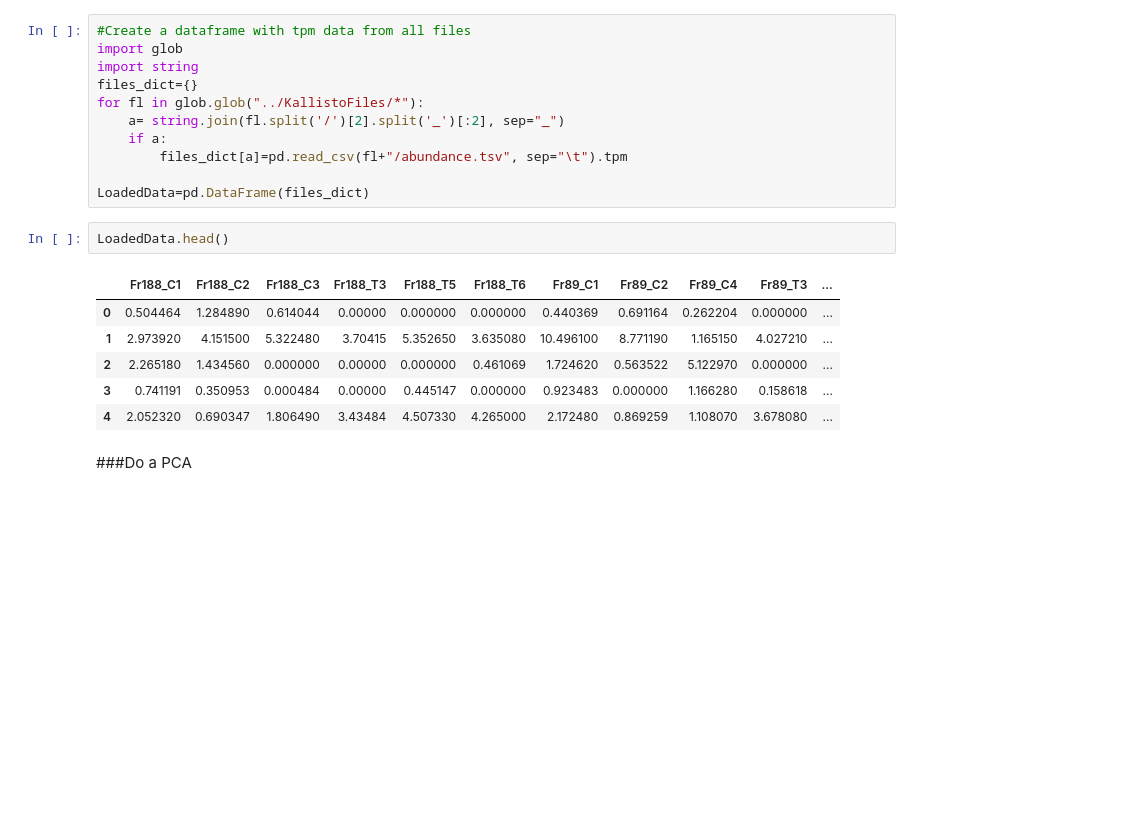
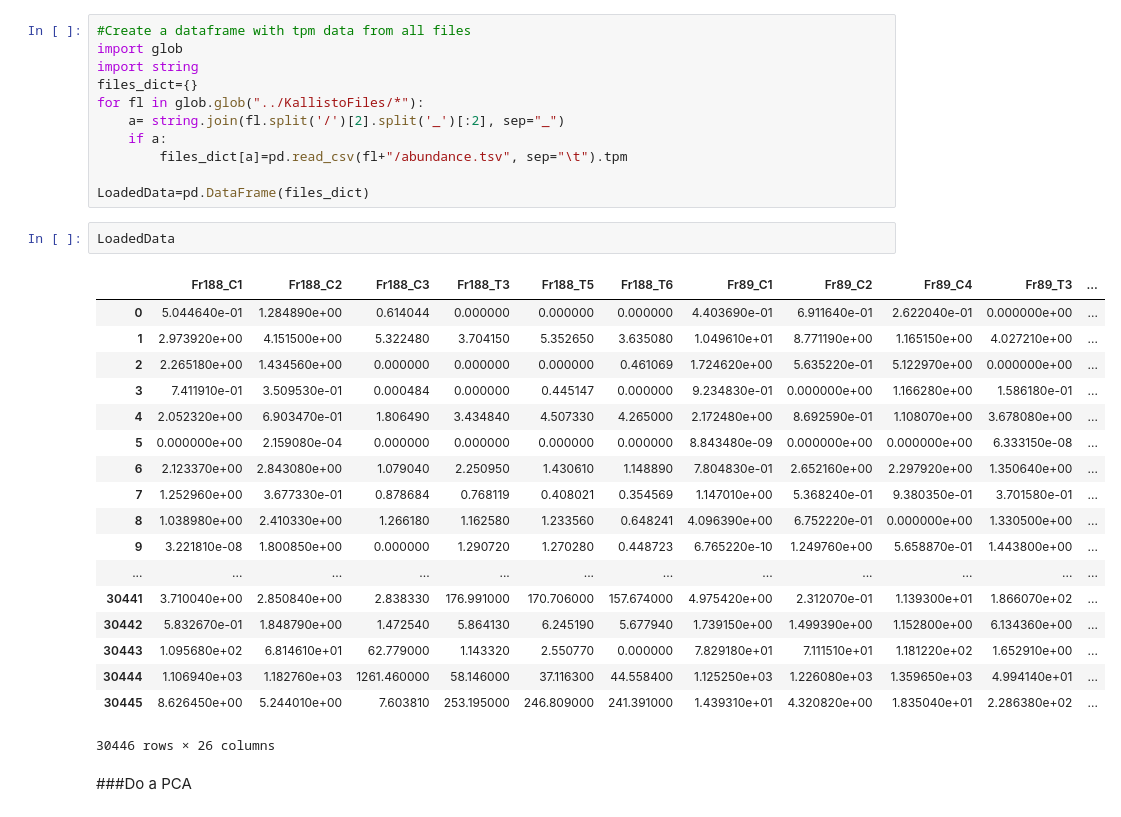
Before and after one commit to leandraking/SacktonProject, a Jupyter notebook: 20151027_EDA.ipynb, the cells around one changed output. Cells and saved outputs as stored; diff of their text form; blank space fills up the shorter version.

```diff
--- a/20151027_EDA.ipynb
+++ b/20151027_EDA.ipynb
@@ -108,14 +108,26 @@ for fl in glob.glob("../KallistoFiles/*"):
 
 LoadedData=pd.DataFrame(files_dict)
 # %%
-LoadedData.head()
+LoadedData
 # %% [output]
 |  | Fr188_C1 | Fr188_C2 | Fr188_C3 | Fr188_T3 | Fr188_T5 | Fr188_T6 | Fr89_C1 | Fr89_C2 | Fr89_C4 | Fr89_T3 | ... |
-| 0 | 0.504464 | 1.284890 | 0.614044 | 0.00000 | 0.000000 | 0.000000 | 0.440369 | 0.691164 | 0.262204 | 0.000000 | ... |
-| 1 | 2.973920 | 4.151500 | 5.322480 | 3.70415 | 5.352650 | 3.635080 | 10.496100 | 8.771190 | 1.165150 | 4.027210 | ... |
-| 2 | 2.265180 | 1.434560 | 0.000000 | 0.00000 | 0.000000 | 0.461069 | 1.724620 | 0.563522 | 5.122970 | 0.000000 | ... |
-| 3 | 0.741191 | 0.350953 | 0.000484 | 0.00000 | 0.445147 | 0.000000 | 0.923483 | 0.000000 | 1.166280 | 0.158618 | ... |
-| 4 | 2.052320 | 0.690347 | 1.806490 | 3.43484 | 4.507330 | 4.265000 | 2.172480 | 0.869259 | 1.108070 | 3.678080 | ... |
+| 0 | 5.044640e-01 | 1.284890e+00 | 0.614044 | 0.000000 | 0.000000 | 0.000000 | 4.403690e-01 | 6.911640e-01 | 2.622040e-01 | 0.000000e+00 | ... |
+| 1 | 2.973920e+00 | 4.151500e+00 | 5.322480 | 3.704150 | 5.352650 | 3.635080 | 1.049610e+01 | 8.771190e+00 | 1.165150e+00 | 4.027210e+00 | ... |
+| 2 | 2.265180e+00 | 1.434560e+00 | 0.000000 | 0.000000 | 0.000000 | 0.461069 | 1.724620e+00 | 5.635220e-01 | 5.122970e+00 | 0.000000e+00 | ... |
+| 3 | 7.411910e-01 | 3.509530e-01 | 0.000484 | 0.000000 | 0.445147 | 0.000000 | 9.234830e-01 | 0.000000e+00 | 1.166280e+00 | 1.586180e-01 | ... |
+| 4 | 2.052320e+00 | 6.903470e-01 | 1.806490 | 3.434840 | 4.507330 | 4.265000 | 2.172480e+00 | 8.692590e-01 | 1.108070e+00 | 3.678080e+00 | ... |
+| 5 | 0.000000e+00 | 2.159080e-04 | 0.000000 | 0.000000 | 0.000000 | 0.000000 | 8.843480e-09 | 0.000000e+00 | 0.000000e+00 | 6.333150e-08 | ... |
+| 6 | 2.123370e+00 | 2.843080e+00 | 1.079040 | 2.250950 | 1.430610 | 1.148890 | 7.804830e-01 | 2.652160e+00 | 2.297920e+00 | 1.350640e+00 | ... |
+| 7 | 1.252960e+00 | 3.677330e-01 | 0.878684 | 0.768119 | 0.408021 | 0.354569 | 1.147010e+00 | 5.368240e-01 | 9.380350e-01 | 3.701580e-01 | ... |
+| 8 | 1.038980e+00 | 2.410330e+00 | 1.266180 | 1.162580 | 1.233560 | 0.648241 | 4.096390e+00 | 6.752220e-01 | 0.000000e+00 | 1.330500e+00 | ... |
+| 9 | 3.221810e-08 | 1.800850e+00 | 0.000000 | 1.290720 | 1.270280 | 0.448723 | 6.765220e-10 | 1.249760e+00 | 5.658870e-01 | 1.443800e+00 | ... |
+| ... | ... | ... | ... | ... | ... | ... | ... | ... | ... | ... | ... |
+| 30441 | 3.710040e+00 | 2.850840e+00 | 2.838330 | 176.991000 | 170.706000 | 157.674000 | 4.975420e+00 | 2.312070e-01 | 1.139300e+01 | 1.866070e+02 | ... |
+| 30442 | 5.832670e-01 | 1.848790e+00 | 1.472540 | 5.864130 | 6.245190 | 5.677940 | 1.739150e+00 | 1.499390e+00 | 1.152800e+00 | 6.134360e+00 | ... |
+| 30443 | 1.095680e+02 | 6.814610e+01 | 62.779000 | 1.143320 | 2.550770 | 0.000000 | 7.829180e+01 | 7.111510e+01 | 1.181220e+02 | 1.652910e+00 | ... |
+| 30444 | 1.106940e+03 | 1.182760e+03 | 1261.460000 | 58.146000 | 37.116300 | 44.558400 | 1.125250e+03 | 1.226080e+03 | 1.359650e+03 | 4.994140e+01 | ... |
+| 30445 | 8.626450e+00 | 5.244010e+00 | 7.603810 | 253.195000 | 246.809000 | 241.391000 | 1.439310e+01 | 4.320820e+00 | 1.835040e+01 | 2.286380e+02 | ... |
+30446 rows × 26 columns
 # %% [markdown]
 ###Do a PCA
 # %%
```
Also changed, not shown: parts of 11 cells of this notebook.
